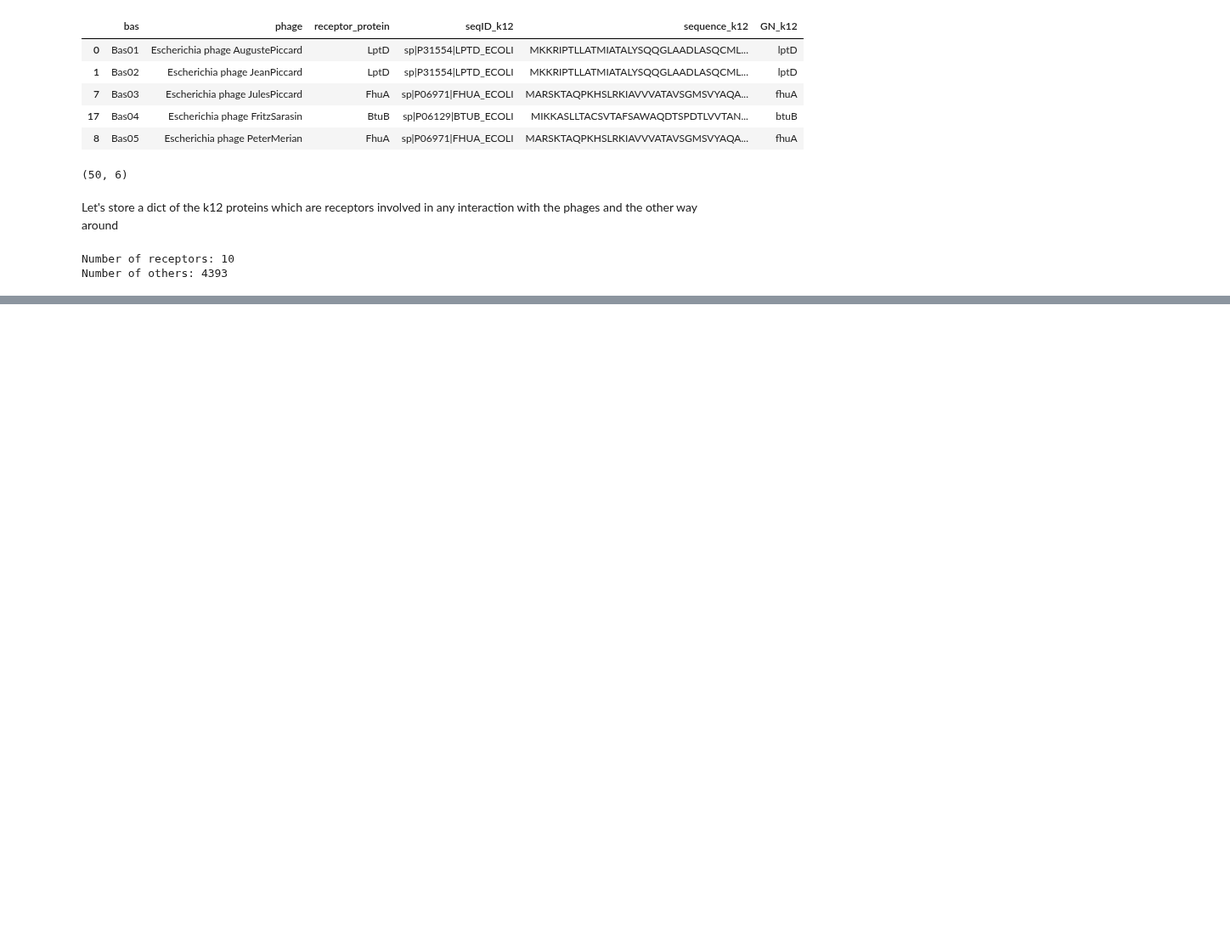
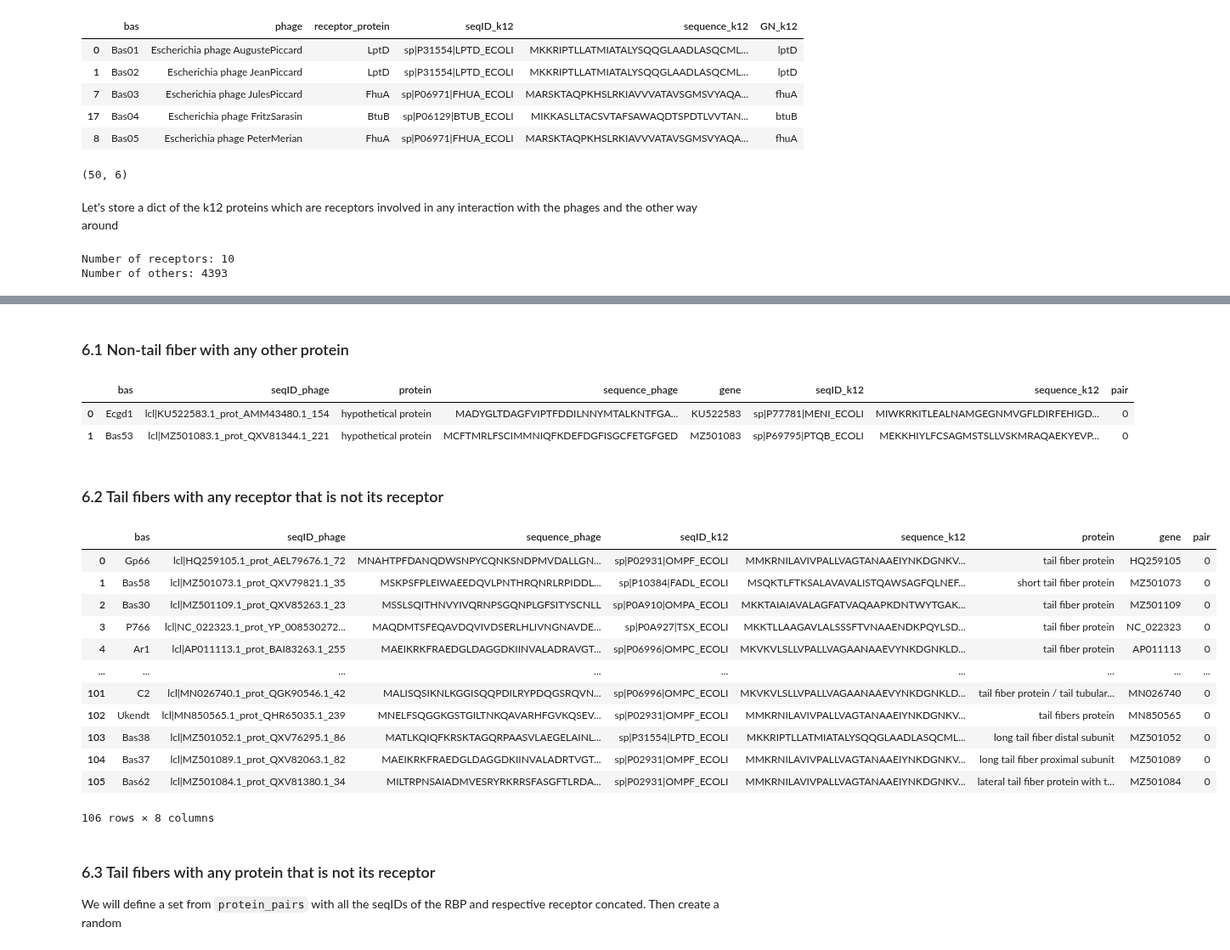
Before and after one commit to Drivahah/Predicting-phage-host-interaction-with-Language-Models, a Jupyter notebook: notebooks/02_regex_transform_data.ipynb, the cells around one changed output, grey strips where cells are left out. Shown at 85% size. Saved outputs shown, nothing was run; the diff lists cells and outputs as text; code cells hidden in the pictures; blank space fills up the shorter version.

```diff
--- a/notebooks/02_regex_transform_data.ipynb
+++ b/notebooks/02_regex_transform_data.ipynb
@@ -240,0 +371,11 @@ Number of rows in RBPs after removing exclusion list: 852
+# %%
+# Left merge of basel_proteome where seqID_phage is in phage_set['tail_fibers'] and receptors_k12 based on bas
+protein_pairs  = basel_proteome[basel_proteome['seqID_phage'].isin(phage_set['tail_fibers'])].merge(receptors_k12, how='inner', on='bas')
+protein_pairs.drop_duplicates(inplace=True)
+
+# Reorder columns
+model_df_columns = ['bas', 'seqID_phage', 'sequence_phage', 'seqID_k12', 'sequence_k12']
+protein_pairs = protein_pairs[model_df_columns]
+
+# Add a column 'pair' with value 1
+protein_pairs['pair'] = 1
@@ -240,0 +409,46 @@ Number of rows in RBPs after removing exclusion list: 852
+# %% [markdown]
+### 6.1 Non-tail fiber with any other protein
+# %%
+# Concatenate side by side random entries from basel_proteome (others) and k12_proteome
+n_neg_samples = len(protein_pairs)
+other_any = random_concatenation(basel_proteome[basel_proteome['seqID_phage'].isin(phage_set['others'])], k12_proteome, n_entries=n_neg_samples)
+
+# Add a column 'pair' with value 0
+other_any['pair'] = 0
+# %%
+display(other_any.head(2))
+# %% [output]
+|  | bas | seqID_phage | protein | sequence_phage | gene | seqID_k12 | sequence_k12 | pair |
+| 0 | Ecgd1 | lcl|KU522583.1_prot_AMM43480.1_154 | hypothetical protein | MADYGLTDAGFVIPTFDDILNNYMTALKNTFGA... | KU522583 | sp|P77781|MENI_ECOLI | MIWKRKITLEALNAMGEGNMVGFLDIRFEHIGD... | 0 |
+| 1 | Bas53 | lcl|MZ501083.1_prot_QXV81344.1_221 | hypothetical protein | MCFTMRLFSCIMMNIQFKDEFDGFISGCFETGFGED | MZ501083 | sp|P69795|PTQB_ECOLI | MEKKHIYLFCSAGMSTSLLVSKMRAQAEKYEVP... | 0 |
+# %% [markdown]
+### 6.2 Tail fibers with any receptor that is not its receptor
+# %%
+# Concatenate basel_proteome's tail fibers with k12_proteome's receptors, but exclude the ones that are in protein_pairs
+tail_notrec = random_concatenation(basel_proteome[basel_proteome['seqID_phage'].isin(phage_set['tail_fibers'])],
+                                   k12_proteome[k12_proteome['seqID_k12'].isin(k12_set['receptors'])],
+                                   n_entries=n_neg_samples,
+                                   exclude_df=protein_pairs.drop(columns=['pair']))
+
+# Add a column 'pair' with value 0
+tail_notrec['pair'] = 0
+# %%
+display(tail_notrec)
+# %% [output]
+|  | bas | seqID_phage | sequence_phage | seqID_k12 | sequence_k12 | protein | gene | pair |
+| 0 | Gp66 | lcl|HQ259105.1_prot_AEL79676.1_72 | MNAHTPFDANQDWSNPYCQNKSNDPMVDALLGN... | sp|P02931|OMPF_ECOLI | MMKRNILAVIVPALLVAGTANAAEIYNKDGNKV... | tail fiber protein | HQ259105 | 0 |
+| 1 | Bas58 | lcl|MZ501073.1_prot_QXV79821.1_35 | MSKPSFPLEIWAEEDQVLPNTHRQNRLRPIDDL... | sp|P10384|FADL_ECOLI | MSQKTLFTKSALAVAVALISTQAWSAGFQLNEF... | short tail fiber protein | MZ501073 | 0 |
+| 2 | Bas30 | lcl|MZ501109.1_prot_QXV85263.1_23 | MSSLSQITHNVYIVQRNPSGQNPLGFSITYSCNLL | sp|P0A910|OMPA_ECOLI | MKKTAIAIAVALAGFATVAQAAPKDNTWYTGAK... | tail fiber protein | MZ501109 | 0 |
+| 3 | P766 | lcl|NC_022323.1_prot_YP_008530272... | MAQDMTSFEQAVDQVIVDSERLHLIVNGNAVDE... | sp|P0A927|TSX_ECOLI | MKKTLLAAGAVLALSSSFTVNAAENDKPQYLSD... | tail fiber protein | NC_022323 | 0 |
+| 4 | Ar1 | lcl|AP011113.1_prot_BAI83263.1_255 | MAEIKRKFRAEDGLDAGGDKIINVALADRAVGT... | sp|P06996|OMPC_ECOLI | MKVKVLSLLVPALLVAGAANAAEVYNKDGNKLD... | tail fiber protein | AP011113 | 0 |
+| ... | ... | ... | ... | ... | ... | ... | ... | ... |
+| 101 | C2 | lcl|MN026740.1_prot_QGK90546.1_42 | MALISQSIKNLKGGISQQPDILRYPDQGSRQVN... | sp|P06996|OMPC_ECOLI | MKVKVLSLLVPALLVAGAANAAEVYNKDGNKLD... | tail fiber protein / tail tubular... | MN026740 | 0 |
+| 102 | Ukendt | lcl|MN850565.1_prot_QHR65035.1_239 | MNELFSQGGKGSTGILTNKQAVARHFGVKQSEV... | sp|P02931|OMPF_ECOLI | MMKRNILAVIVPALLVAGTANAAEIYNKDGNKV... | tail fibers protein | MN850565 | 0 |
+| 103 | Bas38 | lcl|MZ501052.1_prot_QXV76295.1_86 | MATLKQIQFKRSKTAGQRPAASVLAEGELAINL... | sp|P31554|LPTD_ECOLI | MKKRIPTLLATMIATALYSQQGLAADLASQCML... | long tail fiber distal subunit | MZ501052 | 0 |
+| 104 | Bas37 | lcl|MZ501089.1_prot_QXV82063.1_82 | MAEIKRKFRAEDGLDAGGDKIINVALADRTVGT... | sp|P02931|OMPF_ECOLI | MMKRNILAVIVPALLVAGTANAAEIYNKDGNKV... | long tail fiber proximal subunit | MZ501089 | 0 |
+| 105 | Bas62 | lcl|MZ501084.1_prot_QXV81380.1_34 | MILTRPNSAIADMVESRYRKRRSFASGFTLRDA... | sp|P02931|OMPF_ECOLI | MMKRNILAVIVPALLVAGTANAAEIYNKDGNKV... | lateral tail fiber protein with t... | MZ501084 | 0 |
+106 rows × 8 columns
+# %% [markdown]
+### 6.3 Tail fibers with any protein that is not its receptor
+We will define a set from `protein_pairs` with all the seqIDs of the RBP and respective receptor concated.
+Then create a random
```
Also changed, not shown: parts of 17 cells of this notebook, 1 other file.
